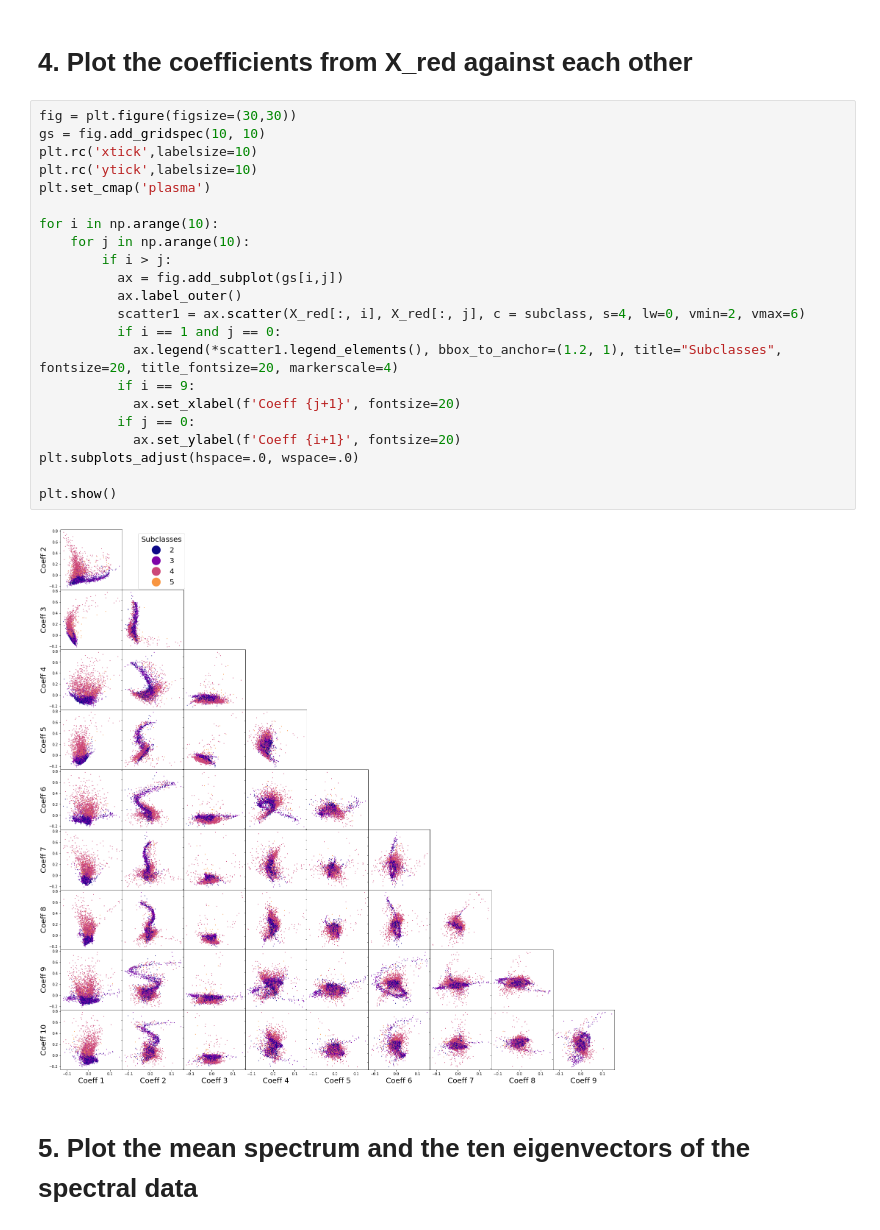
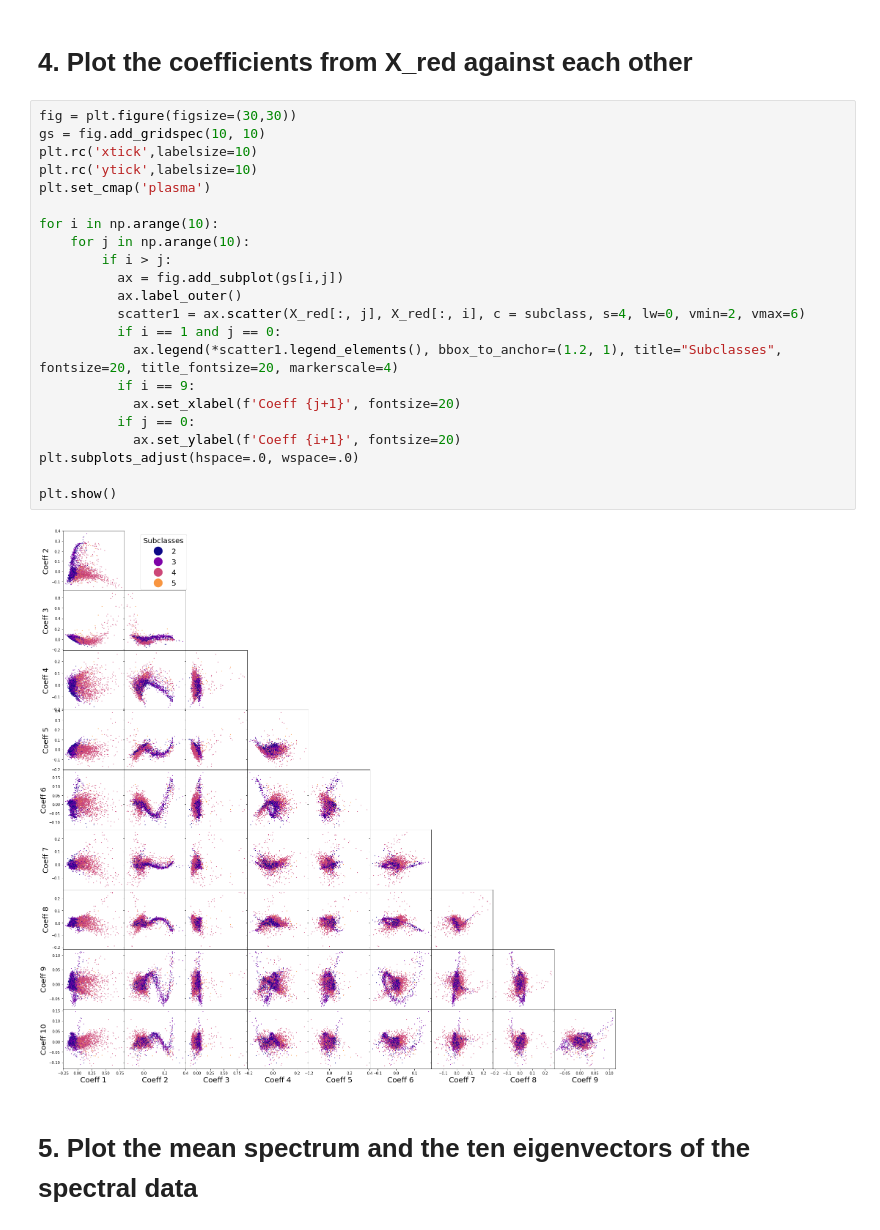
Before and after one commit to ks4617/ASTR-Leistedt-1, a Jupyter notebook: Spectra/10PCA_4000spectra.ipynb, the cells around one changed output. Cells and saved outputs as stored; diff of their text form.

Commit message:
Edited coefficients scatter plot code

```diff
--- a/Spectra/10PCA_4000spectra.ipynb
+++ b/Spectra/10PCA_4000spectra.ipynb
@@ -106,27 +106,27 @@ X_red = pca.fit_transform(X_norm_zeros)
 # %%
 fig = plt.figure(figsize=(30,30))
 gs = fig.add_gridspec(10, 10)
 plt.rc('xtick',labelsize=10)
 plt.rc('ytick',labelsize=10)
 plt.set_cmap('plasma')
 
 for i in np.arange(10):
     for j in np.arange(10):
         if i > j:
           ax = fig.add_subplot(gs[i,j])
           ax.label_outer()
-          scatter1 = ax.scatter(X_red[:, i], X_red[:, j], c = subclass, s=4, lw=0, vmin=2, vmax=6)
+          scatter1 = ax.scatter(X_red[:, j], X_red[:, i], c = subclass, s=4, lw=0, vmin=2, vmax=6)
           if i == 1 and j == 0:
             ax.legend(*scatter1.legend_elements(), bbox_to_anchor=(1.2, 1), title="Subclasses", fontsize=20, title_fontsize=20, markerscale=4)
           if i == 9:
             ax.set_xlabel(f'Coeff {j+1}', fontsize=20)
           if j == 0:
             ax.set_ylabel(f'Coeff {i+1}', fontsize=20)
 plt.subplots_adjust(hspace=.0, wspace=.0)
 
 plt.show()
 # %% [output]
-[figure, old version]
+[figure, new version]
 # %% [markdown]
 # 5. Plot the mean spectrum and the ten eigenvectors of the spectral data
 # %%
```
Also changed, not shown: parts of 2 cells of this notebook.
